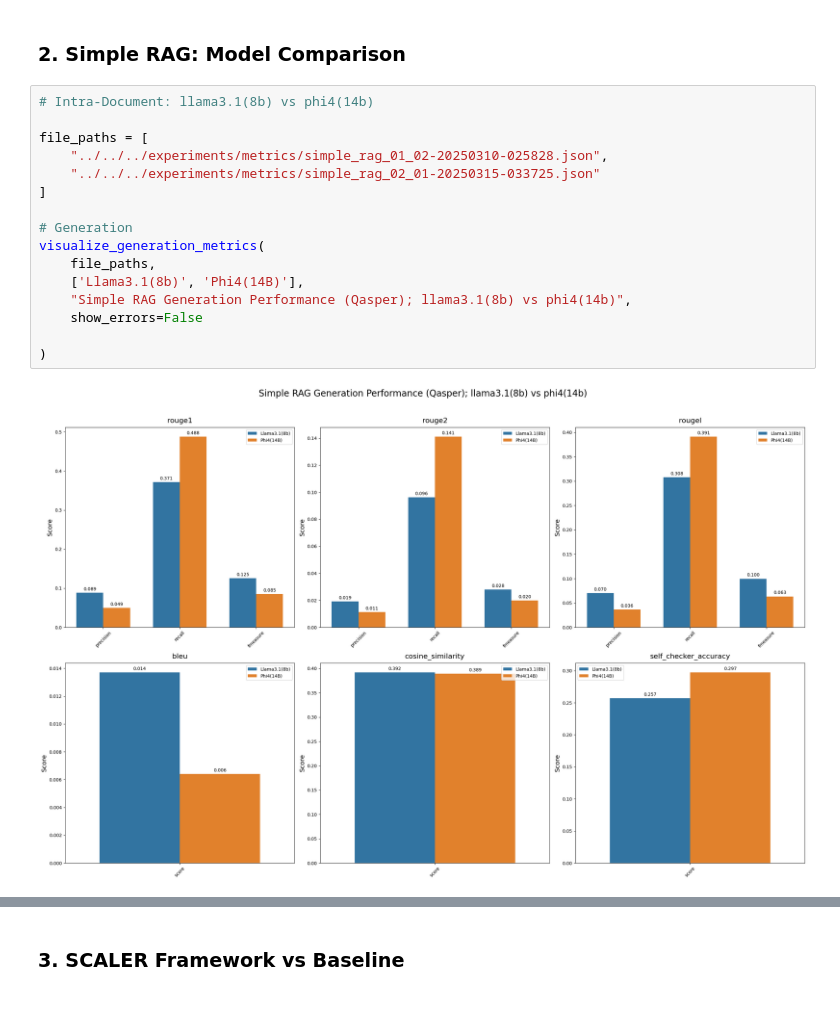
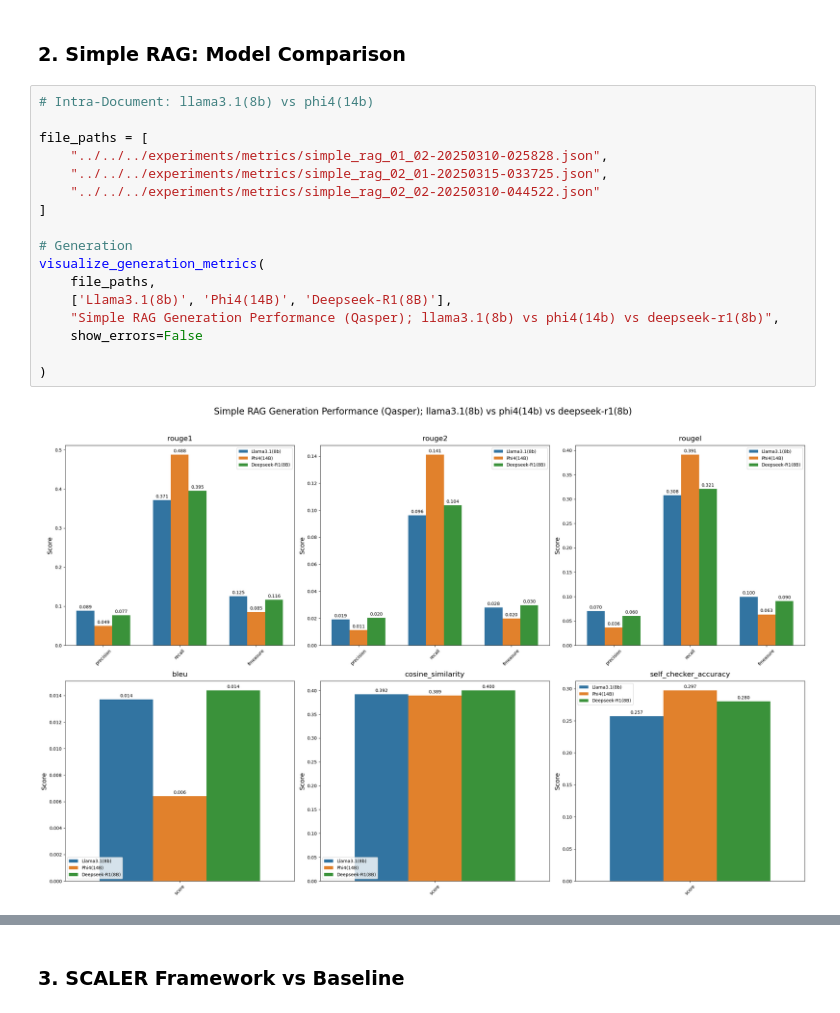
Before and after one commit to RanArino/BDC800-Capstone, a Jupyter notebook: core/evaluation/viz/viz_results.ipynb, the cells around one changed output, grey strips where cells are left out. Saved outputs shown, nothing was run; the diff lists cells and outputs as text.

```diff
--- a/core/evaluation/viz/viz_results.ipynb
+++ b/core/evaluation/viz/viz_results.ipynb
@@ -49,19 +49,20 @@ visualize_retrieval_metrics(
 # %%
 # Intra-Document: llama3.1(8b) vs phi4(14b)
 
 file_paths = [
     "../../../experiments/metrics/simple_rag_01_02-20250310-025828.json",
-    "../../../experiments/metrics/simple_rag_02_01-20250315-033725.json"
+    "../../../experiments/metrics/simple_rag_02_01-20250315-033725.json",
+    "../../../experiments/metrics/simple_rag_02_02-20250310-044522.json"
 ]
 
 # Generation
 visualize_generation_metrics(
     file_paths,
-    ['Llama3.1(8b)', 'Phi4(14B)'],
-    "Simple RAG Generation Performance (Qasper); llama3.1(8b) vs phi4(14b)",
+    ['Llama3.1(8b)', 'Phi4(14B)', 'Deepseek-R1(8B)'],
+    "Simple RAG Generation Performance (Qasper); llama3.1(8b) vs phi4(14b) vs deepseek-r1(8b)",
     show_errors=False
 
 )
 # %% [output]
-[figure, old version]
+[figure, new version]
 # %%
```
Also changed, not shown: parts of 2 cells of this notebook.
